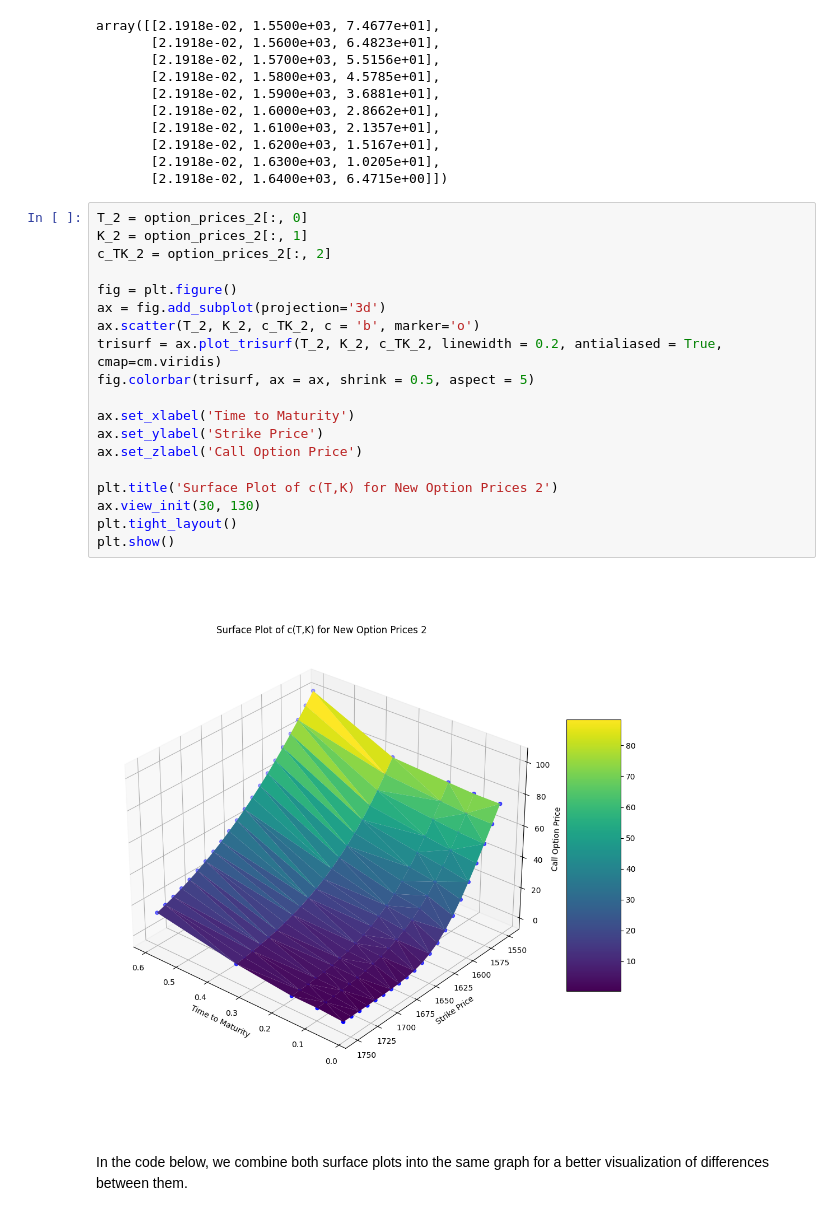
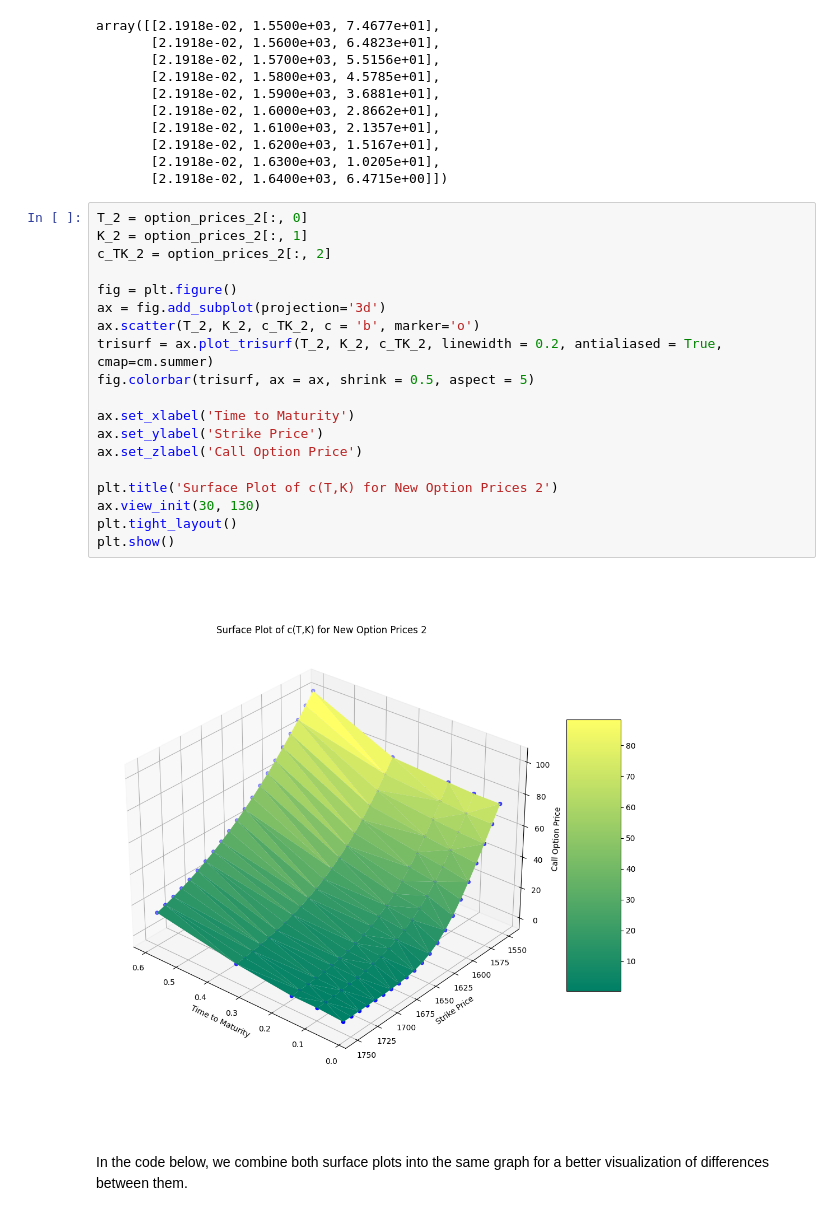
Before and after one commit to pangjunrong/KTH-Local-Volatility-Estimation, a Jupyter notebook: Project-1.ipynb, the cells around one changed output. Cells and saved outputs as stored; diff of their text form.

```diff
--- a/Project-1.ipynb
+++ b/Project-1.ipynb
@@ -84,24 +84,24 @@ array([[2.1918e-02, 1.5500e+03, 7.4677e+01],
 # %%
 T_2 = option_prices_2[:, 0]
 K_2 = option_prices_2[:, 1]
 c_TK_2 = option_prices_2[:, 2]
 
 fig = plt.figure()
 ax = fig.add_subplot(projection='3d')
 ax.scatter(T_2, K_2, c_TK_2, c = 'b', marker='o')
-trisurf = ax.plot_trisurf(T_2, K_2, c_TK_2, linewidth = 0.2, antialiased = True, cmap=cm.viridis)
+trisurf = ax.plot_trisurf(T_2, K_2, c_TK_2, linewidth = 0.2, antialiased = True, cmap=cm.summer)
 fig.colorbar(trisurf, ax = ax, shrink = 0.5, aspect = 5)
 
 ax.set_xlabel('Time to Maturity')
 ax.set_ylabel('Strike Price')
 ax.set_zlabel('Call Option Price')
 
 plt.title('Surface Plot of c(T,K) for New Option Prices 2')
 ax.view_init(30, 130)
 plt.tight_layout()
 plt.show()
 # %% [output]
-[figure, old version]
+[figure, new version]
 # %% [markdown]
 In the code below, we combine both surface plots into the same graph for a better visualization of differences between them.
 # %%
```
Also changed, not shown: parts of 2 cells of this notebook.
